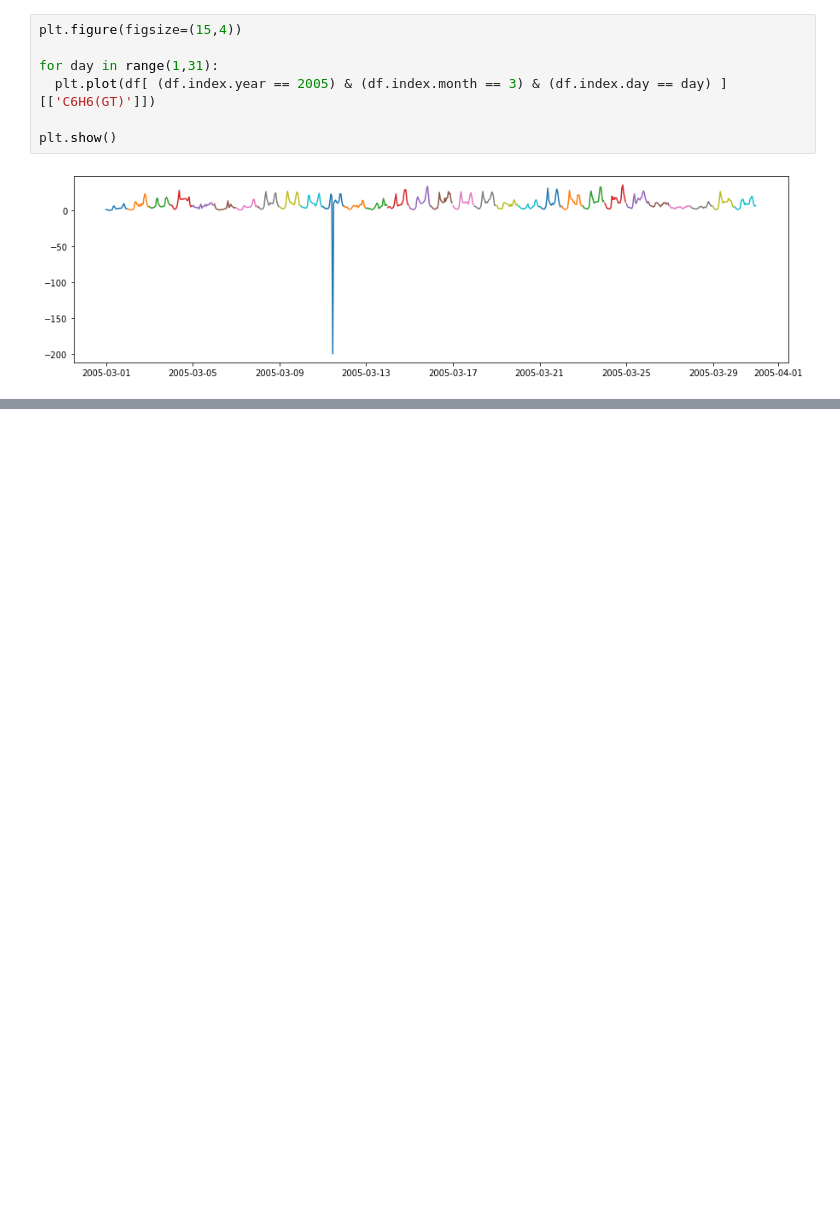
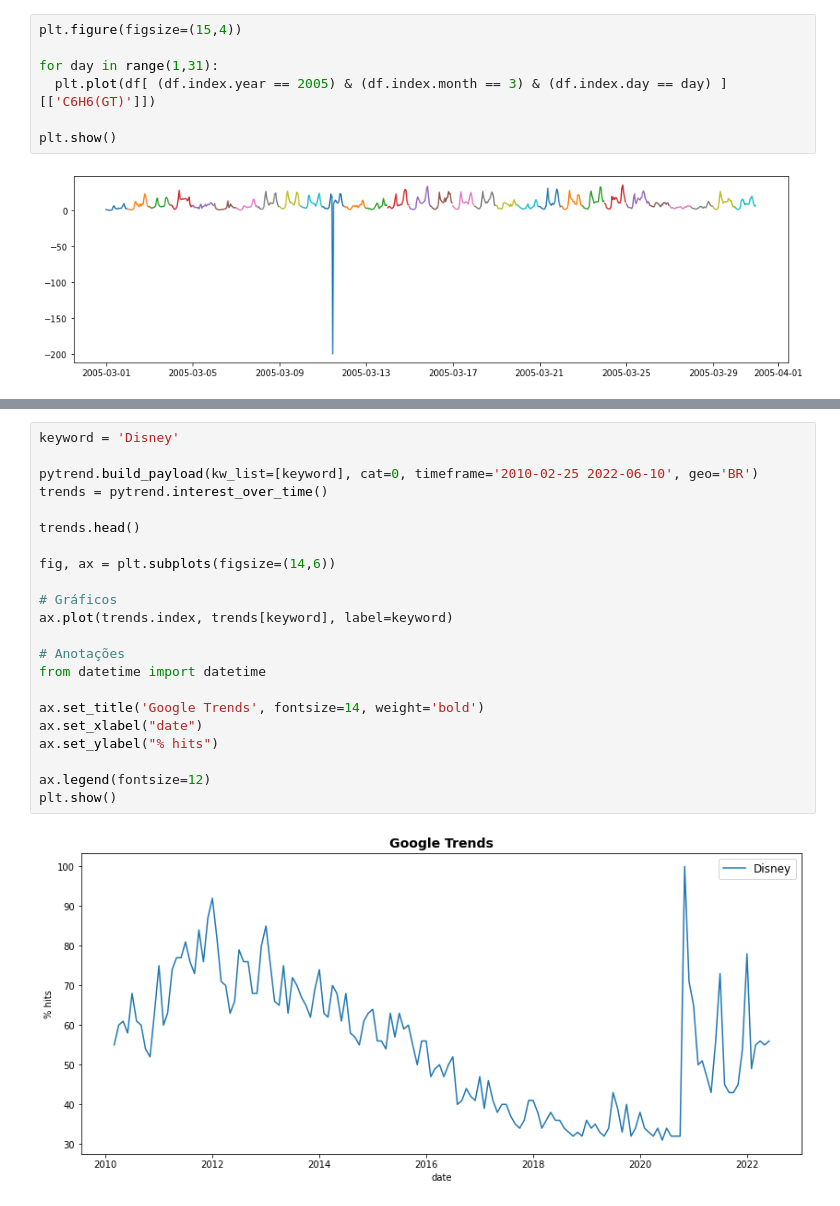
Before and after one commit to Rogerio-mack/Temporal, a Jupyter notebook: data_sources.ipynb, the cells around one changed output, grey strips where cells are left out. Saved outputs shown, nothing was run; the diff lists cells and outputs as text; blank space fills up the shorter version.

```diff
--- a/data_sources.ipynb
+++ b/data_sources.ipynb
@@ -1404,0 +1492,24 @@ plt.show()
+# %%
+keyword = 'Disney'
+
+pytrend.build_payload(kw_list=[keyword], cat=0, timeframe='2010-02-25 2022-06-10', geo='BR')
+trends = pytrend.interest_over_time()
+
+trends.head()
+
+fig, ax = plt.subplots(figsize=(14,6))
+
+# Gráficos
+ax.plot(trends.index, trends[keyword], label=keyword)
+
+# Anotações
+from datetime import datetime
+
+ax.set_title('Google Trends', fontsize=14, weight='bold')
+ax.set_xlabel("date")
+ax.set_ylabel("% hits")
+
+ax.legend(fontsize=12)
+plt.show()
+# %% [output]
+[figure, added]
```
Also changed, not shown: parts of 24 cells of this notebook.
